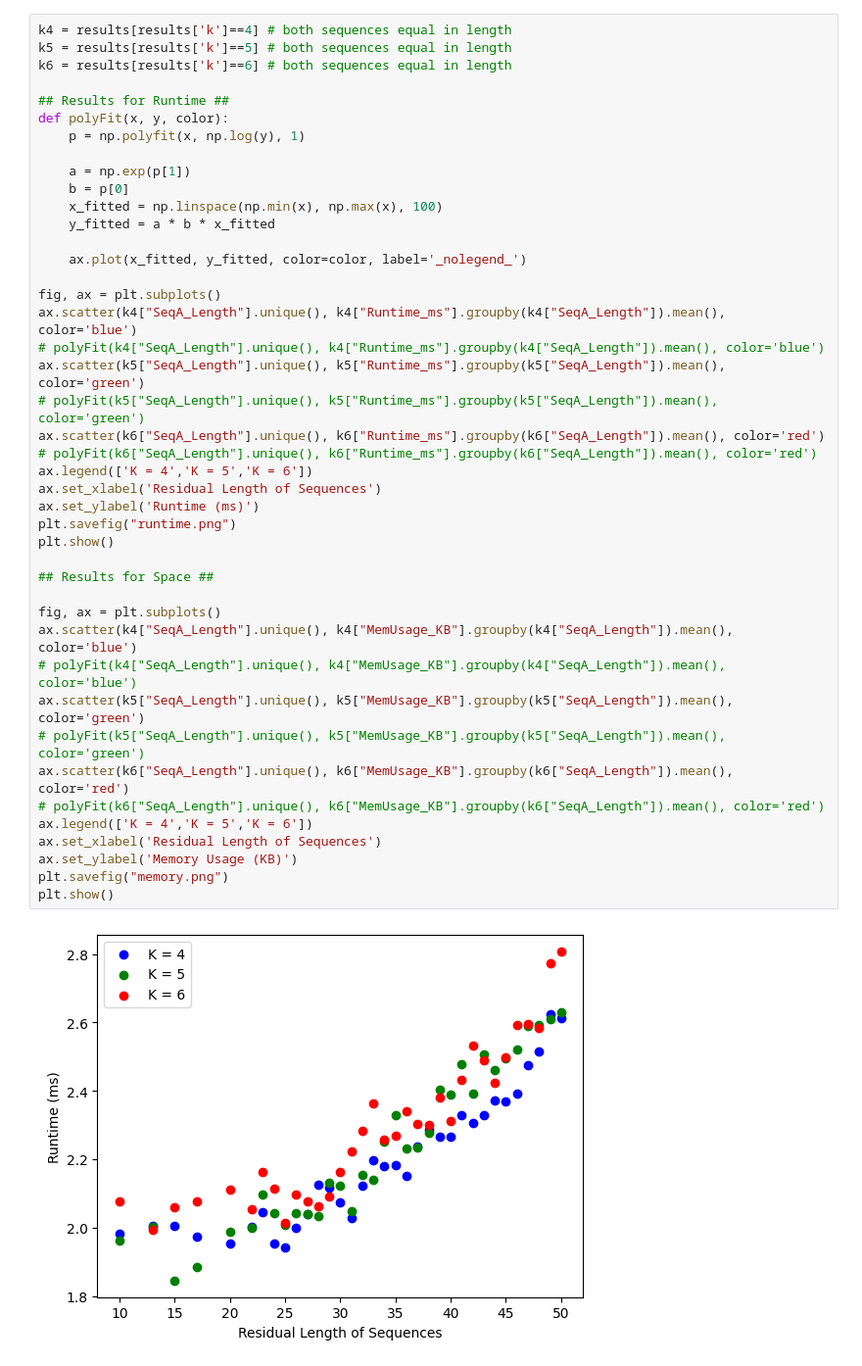
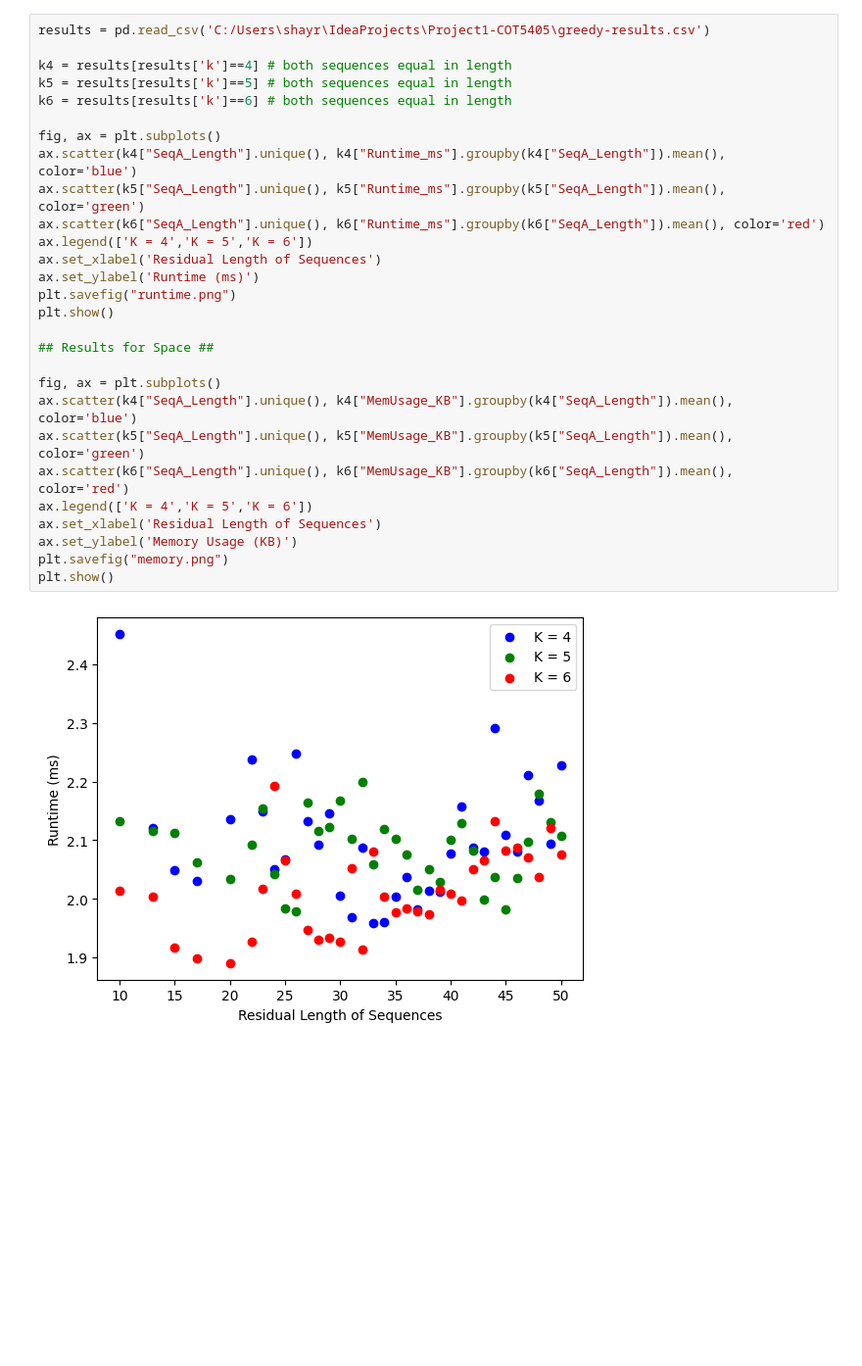
Before and after one commit to magmalamp/Project1-COT5405, a Jupyter notebook: analysis/project1.ipynb, the cells around one changed output. Shown at 98% size. Saved outputs shown, nothing was run; the diff lists cells and outputs as text; blank space fills up the shorter version.

```diff
--- a/analysis/project1.ipynb
+++ b/analysis/project1.ipynb
@@ -7,45 +7,30 @@ results = pd.read_csv('/Users/shayreardon/IdeaProjects/COT5405 Project 1/results
 # %%
+results = pd.read_csv('C:/Users\shayr\IdeaProjects\Project1-COT5405\greedy-results.csv')
+
 k4 = results[results['k']==4] # both sequences equal in length
 k5 = results[results['k']==5] # both sequences equal in length
 k6 = results[results['k']==6] # both sequences equal in length
 
-## Results for Runtime ##
-def polyFit(x, y, color):
-    p = np.polyfit(x, np.log(y), 1)
-
-    a = np.exp(p[1])
-    b = p[0]
-    x_fitted = np.linspace(np.min(x), np.max(x), 100)
-    y_fitted = a * b * x_fitted
-
-    ax.plot(x_fitted, y_fitted, color=color, label='_nolegend_')
-
 fig, ax = plt.subplots()
 ax.scatter(k4["SeqA_Length"].unique(), k4["Runtime_ms"].groupby(k4["SeqA_Length"]).mean(), color='blue')
-# polyFit(k4["SeqA_Length"].unique(), k4["Runtime_ms"].groupby(k4["SeqA_Length"]).mean(), color='blue')
 ax.scatter(k5["SeqA_Length"].unique(), k5["Runtime_ms"].groupby(k5["SeqA_Length"]).mean(), color='green')
-# polyFit(k5["SeqA_Length"].unique(), k5["Runtime_ms"].groupby(k5["SeqA_Length"]).mean(), color='green')
 ax.scatter(k6["SeqA_Length"].unique(), k6["Runtime_ms"].groupby(k6["SeqA_Length"]).mean(), color='red')
-# polyFit(k6["SeqA_Length"].unique(), k6["Runtime_ms"].groupby(k6["SeqA_Length"]).mean(), color='red')
 ax.legend(['K = 4','K = 5','K = 6'])
 ax.set_xlabel('Residual Length of Sequences')
 ax.set_ylabel('Runtime (ms)')
 plt.savefig("runtime.png")
 plt.show()
 
 ## Results for Space ##
 
 fig, ax = plt.subplots()
 ax.scatter(k4["SeqA_Length"].unique(), k4["MemUsage_KB"].groupby(k4["SeqA_Length"]).mean(), color='blue')
-# polyFit(k4["SeqA_Length"].unique(), k4["MemUsage_KB"].groupby(k4["SeqA_Length"]).mean(), color='blue')
 ax.scatter(k5["SeqA_Length"].unique(), k5["MemUsage_KB"].groupby(k5["SeqA_Length"]).mean(), color='green')
-# polyFit(k5["SeqA_Length"].unique(), k5["MemUsage_KB"].groupby(k5["SeqA_Length"]).mean(), color='green')
 ax.scatter(k6["SeqA_Length"].unique(), k6["MemUsage_KB"].groupby(k6["SeqA_Length"]).mean(), color='red')
-# polyFit(k6["SeqA_Length"].unique(), k6["MemUsage_KB"].groupby(k6["SeqA_Length"]).mean(), color='red')
 ax.legend(['K = 4','K = 5','K = 6'])
 ax.set_xlabel('Residual Length of Sequences')
 ax.set_ylabel('Memory Usage (KB)')
 plt.savefig("memory.png")
 plt.show()
 # %% [output]
-[figure, old version]
+[figure, new version]
```
Also changed, not shown: parts of 4 cells of this notebook, 4 other files.
